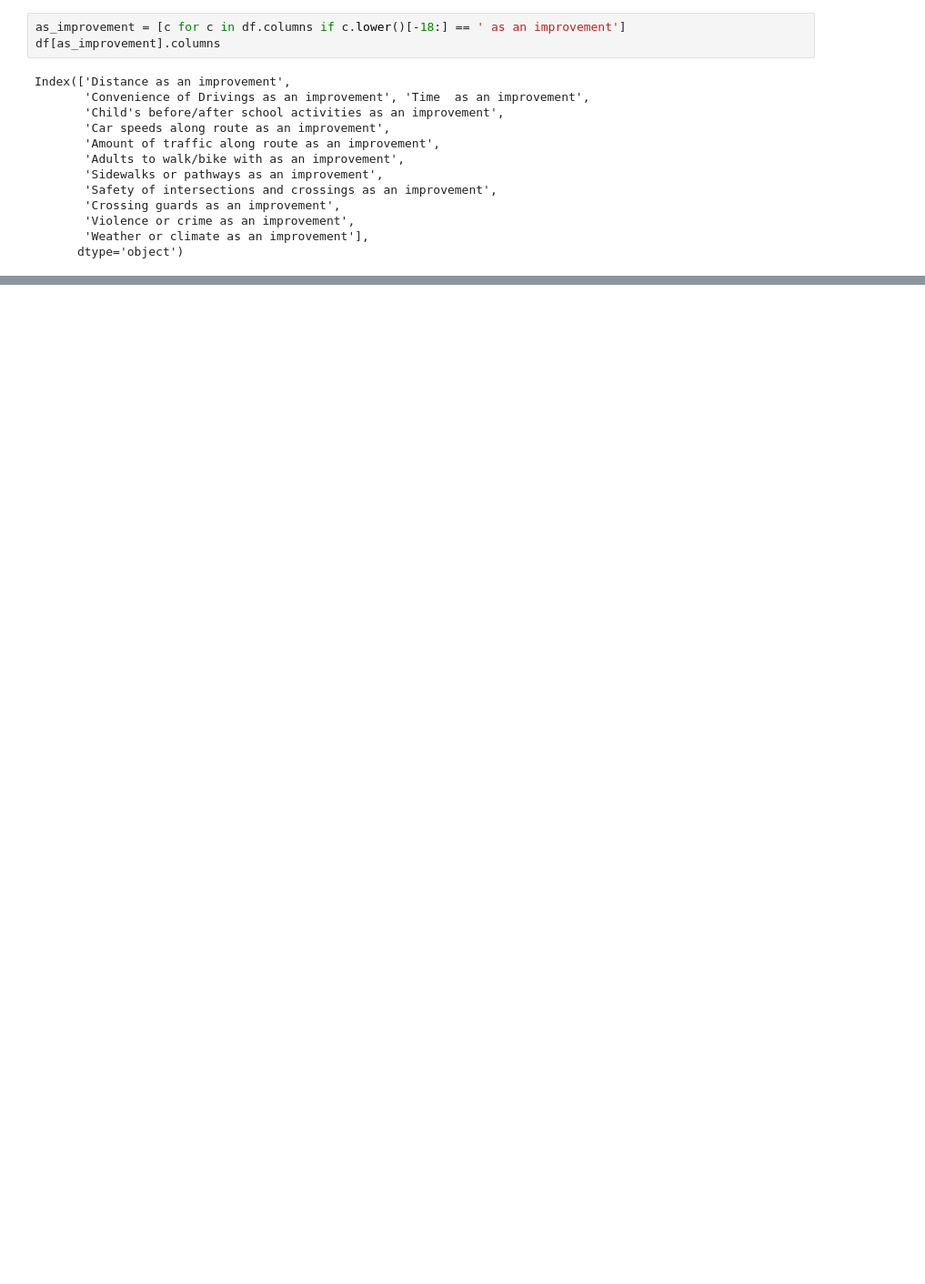
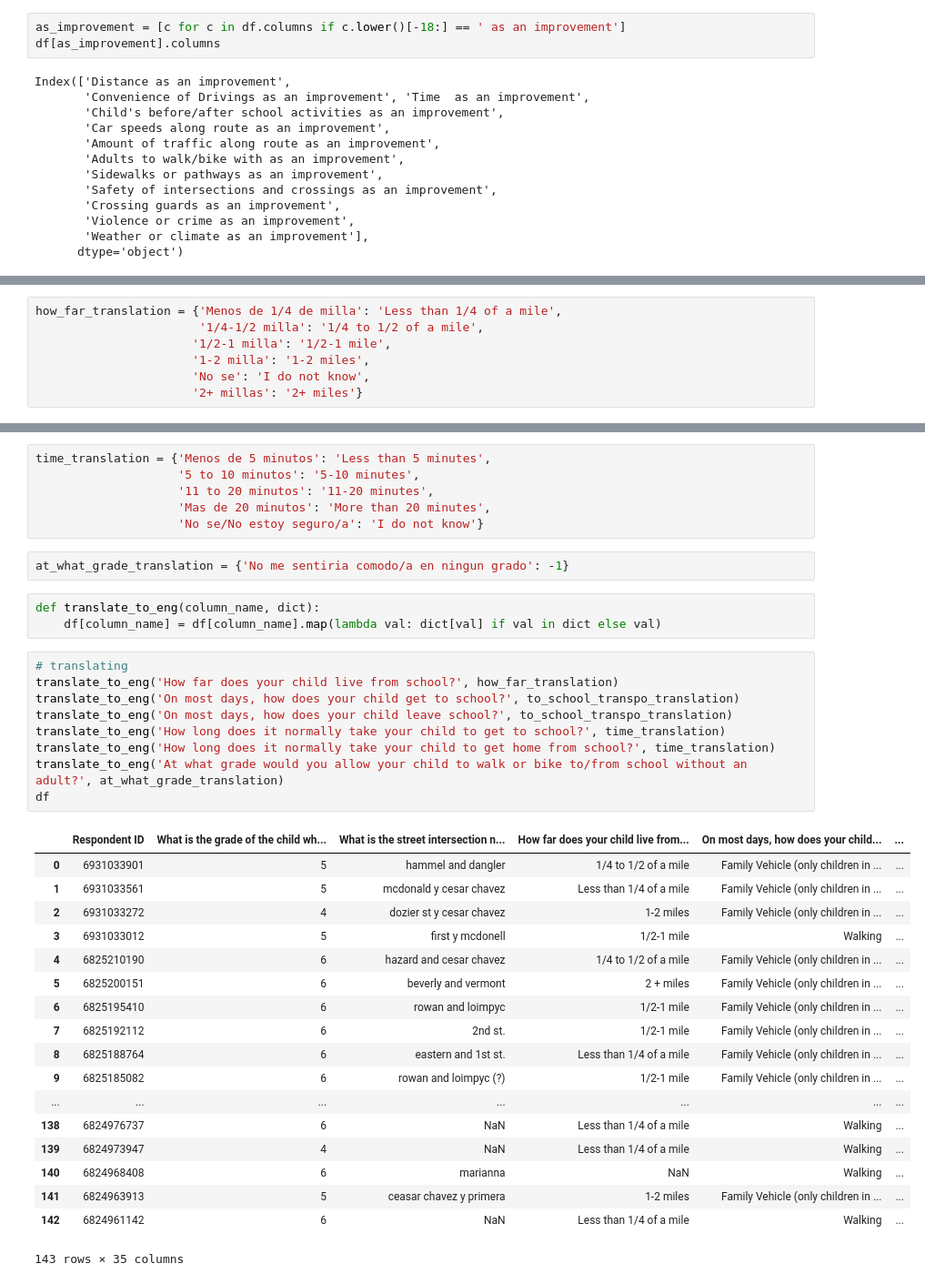
Before and after one commit to JoannaChang/ActiveSGV_Spring2019, a Jupyter notebook: notebook/build/Clean_Parent.ipynb, the cells around one changed output, grey strips where cells are left out. Shown at 91% size. Cells and saved outputs as stored; diff of their text form; blank space fills up the shorter version.

Commit message:
translations

```diff
--- a/notebook/build/Clean_Parent.ipynb
+++ b/notebook/build/Clean_Parent.ipynb
@@ -174,0 +159,7 @@ df
+# %%
+how_far_translation = {'Menos de 1/4 de milla': 'Less than 1/4 of a mile',
+                       '1/4-1/2 milla': '1/4 to 1/2 of a mile',
+                      '1/2-1 milla': '1/2-1 mile',
+                      '1-2 milla': '1-2 miles',
+                      'No se': 'I do not know',
+                      '2+ millas': '2+ miles'}
@@ -174,0 +172,39 @@ df
+# %%
+time_translation = {'Menos de 5 minutos': 'Less than 5 minutes',
+                    '5 to 10 minutos': '5-10 minutes',
+                    '11 to 20 minutos': '11-20 minutes',
+                    'Mas de 20 minutos': 'More than 20 minutes',
+                    'No se/No estoy seguro/a': 'I do not know'}
+# %%
+at_what_grade_translation = {'No me sentiria comodo/a en ningun grado': -1}
+# %%
+def translate_to_eng(column_name, dict):
+    df[column_name] = df[column_name].map(lambda val: dict[val] if val in dict else val)
+# %%
+# translating
+translate_to_eng('How far does your child live from school?', how_far_translation)
+translate_to_eng('On most days, how does your child get to school?', to_school_transpo_translation)
+translate_to_eng('On most days, how does your child leave school?', to_school_transpo_translation)
+translate_to_eng('How long does it normally take your child to get to school?', time_translation)
+translate_to_eng('How long does it normally take your child to get home from school?', time_translation)
+translate_to_eng('At what grade would you allow your child to walk or bike to/from school without an adult?', at_what_grade_translation)
+df
+# %% [output]
+|  | Respondent ID | What is the grade of the child wh... | What is the street intersection n... | How far does your child live from... | On most days, how does your child... | ... |
+| 0 | 6931033901 | 5 | hammel and dangler | 1/4 to 1/2 of a mile | Family Vehicle (only children in ... | ... |
+| 1 | 6931033561 | 5 | mcdonald y cesar chavez | Less than 1/4 of a mile | Family Vehicle (only children in ... | ... |
+| 2 | 6931033272 | 4 | dozier st y cesar chavez | 1-2 miles | Family Vehicle (only children in ... | ... |
+| 3 | 6931033012 | 5 | first y mcdonell | 1/2-1 mile | Walking | ... |
+| 4 | 6825210190 | 6 | hazard and cesar chavez | 1/4 to 1/2 of a mile | Family Vehicle (only children in ... | ... |
+| 5 | 6825200151 | 6 | beverly and vermont | 2 + miles | Family Vehicle (only children in ... | ... |
+| 6 | 6825195410 | 6 | rowan and loimpyc | 1/2-1 mile | Family Vehicle (only children in ... | ... |
+| 7 | 6825192112 | 6 | 2nd st. | 1/2-1 mile | Family Vehicle (only children in ... | ... |
+| 8 | 6825188764 | 6 | eastern and 1st st. | Less than 1/4 of a mile | Family Vehicle (only children in ... | ... |
+| 9 | 6825185082 | 6 | rowan and loimpyc (?) | 1/2-1 mile | Family Vehicle (only children in ... | ... |
+| ... | ... | ... | ... | ... | ... | ... |
+| 138 | 6824976737 | 6 | NaN | Less than 1/4 of a mile | Walking | ... |
+| 139 | 6824973947 | 4 | NaN | Less than 1/4 of a mile | Walking | ... |
+| 140 | 6824968408 | 6 | marianna | NaN | Walking | ... |
+| 141 | 6824963913 | 5 | ceasar chavez y primera | 1-2 miles | Family Vehicle (only children in ... | ... |
+| 142 | 6824961142 | 6 | NaN | Less than 1/4 of a mile | Walking | ... |
+143 rows × 35 columns
```
Also changed, not shown: parts of 7 cells of this notebook.
